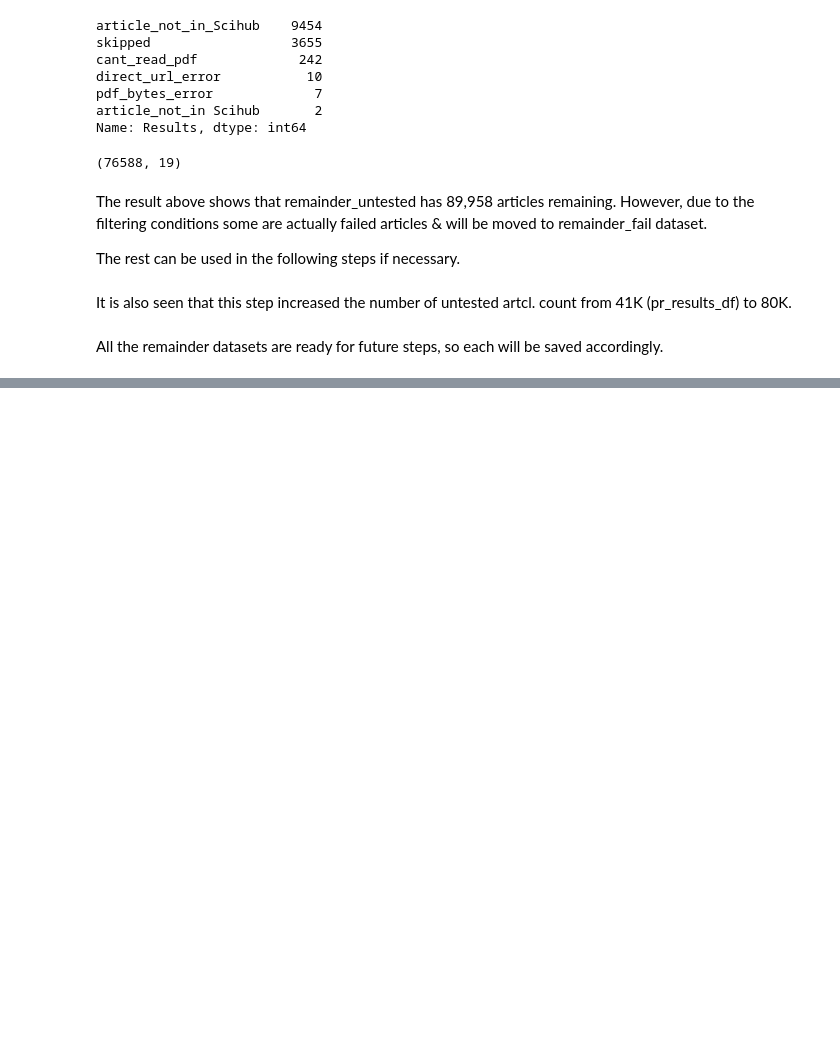
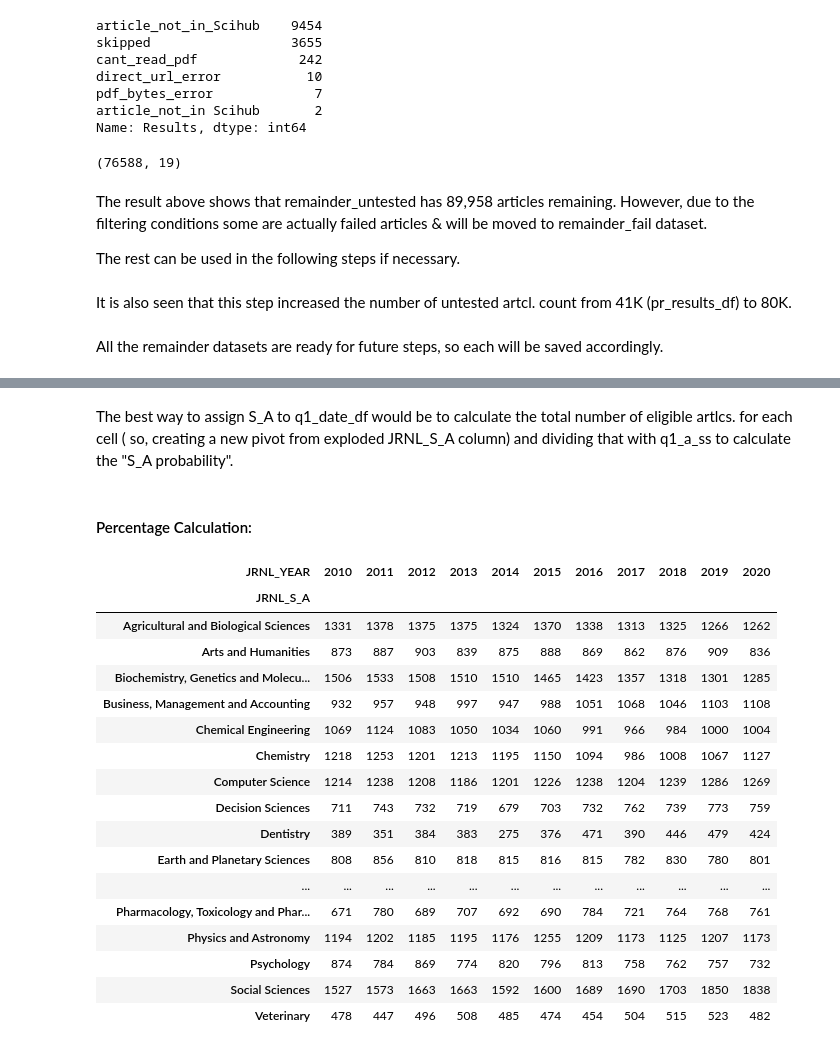
Before and after one commit to Oz-like-the-Wizard/Investigating-the-delay-times-in-academic-publishing, a Jupyter notebook: part7e_-final_extraction_part_2.ipynb, the cells around one changed output, grey strips where cells are left out. Drawn from its saved outputs; the diff is of its cells as text; code cells hidden in the pictures; blank space fills up the shorter version.

Commit message:
S_A assignment
Before the 180K run

```diff
--- a/part7e_-final_extraction_part_2.ipynb
+++ b/part7e_-final_extraction_part_2.ipynb
@@ -418,0 +705,27 @@ with open("remainder_untested","wb") as p:
+# %% [markdown]
+The best way to assign S_A to q1_date_df would be to calculate the total number of eligible artlcs. for each cell ( so, creating a new pivot from exploded JRNL_S_A column) and dividing that with q1_a_ss to calculate the "S_A probability".
+# %% [markdown]
+#### Percentage Calculation:
+# %%
+q1_date_exploded = q1_date_df.explode("JRNL_S_A")
+# %%
+pd.pivot_table(data=q1_date_exploded, columns="JRNL_YEAR", index="JRNL_S_A", values="title", aggfunc="count")
+# %% [output]
+| JRNL_YEAR | 2010 | 2011 | 2012 | 2013 | 2014 | 2015 | 2016 | 2017 | 2018 | 2019 | 2020 |
+| JRNL_S_A |  |  |  |  |  |  |  |  |  |  |  |
+| Agricultural and Biological Sciences | 1331 | 1378 | 1375 | 1375 | 1324 | 1370 | 1338 | 1313 | 1325 | 1266 | 1262 |
+| Arts and Humanities | 873 | 887 | 903 | 839 | 875 | 888 | 869 | 862 | 876 | 909 | 836 |
+| Biochemistry, Genetics and Molecu... | 1506 | 1533 | 1508 | 1510 | 1510 | 1465 | 1423 | 1357 | 1318 | 1301 | 1285 |
+| Business, Management and Accounting | 932 | 957 | 948 | 997 | 947 | 988 | 1051 | 1068 | 1046 | 1103 | 1108 |
+| Chemical Engineering | 1069 | 1124 | 1083 | 1050 | 1034 | 1060 | 991 | 966 | 984 | 1000 | 1004 |
+| Chemistry | 1218 | 1253 | 1201 | 1213 | 1195 | 1150 | 1094 | 986 | 1008 | 1067 | 1127 |
+| Computer Science | 1214 | 1238 | 1208 | 1186 | 1201 | 1226 | 1238 | 1204 | 1239 | 1286 | 1269 |
+| Decision Sciences | 711 | 743 | 732 | 719 | 679 | 703 | 732 | 762 | 739 | 773 | 759 |
+| Dentistry | 389 | 351 | 384 | 383 | 275 | 376 | 471 | 390 | 446 | 479 | 424 |
+| Earth and Planetary Sciences | 808 | 856 | 810 | 818 | 815 | 816 | 815 | 782 | 830 | 780 | 801 |
+| ... | ... | ... | ... | ... | ... | ... | ... | ... | ... | ... | ... |
+| Pharmacology, Toxicology and Phar... | 671 | 780 | 689 | 707 | 692 | 690 | 784 | 721 | 764 | 768 | 761 |
+| Physics and Astronomy | 1194 | 1202 | 1185 | 1195 | 1176 | 1255 | 1209 | 1173 | 1125 | 1207 | 1173 |
+| Psychology | 874 | 784 | 869 | 774 | 820 | 796 | 813 | 758 | 762 | 757 | 732 |
+| Social Sciences | 1527 | 1573 | 1663 | 1663 | 1592 | 1600 | 1689 | 1690 | 1703 | 1850 | 1838 |
+| Veterinary | 478 | 447 | 496 | 508 | 485 | 474 | 454 | 504 | 515 | 523 | 482 |
```
Also changed, not shown: parts of 61 cells of this notebook, 4 other files.
